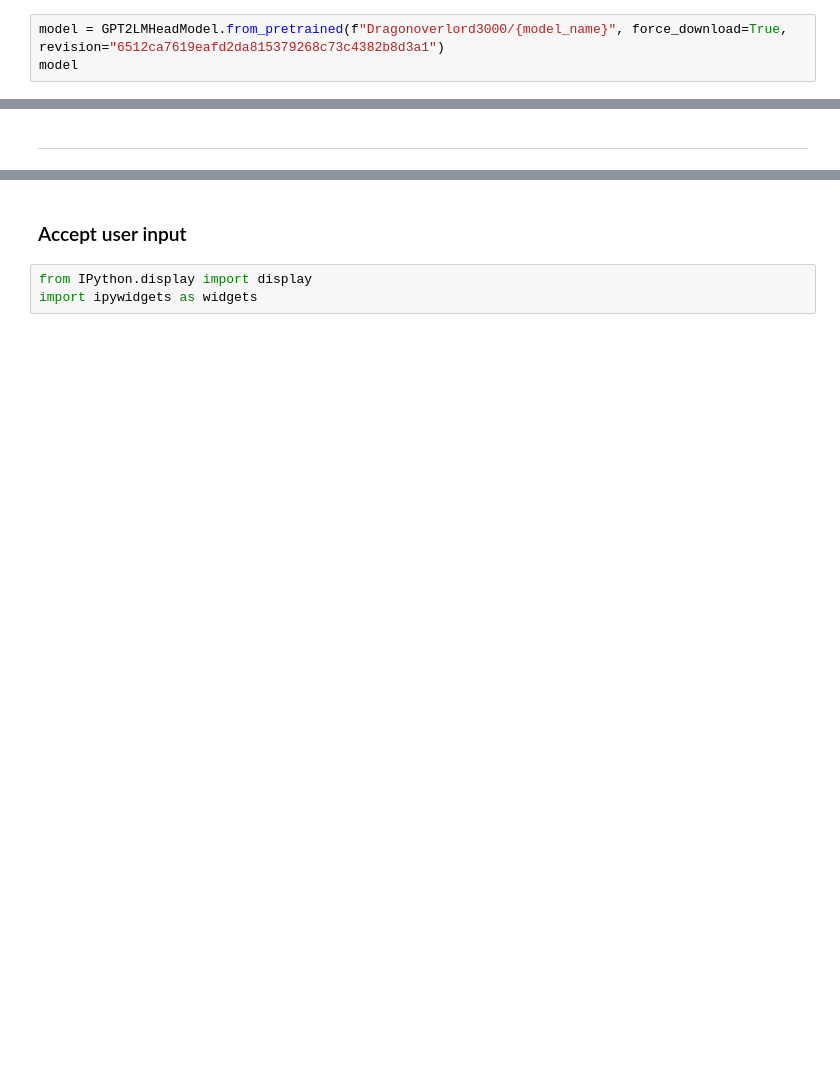
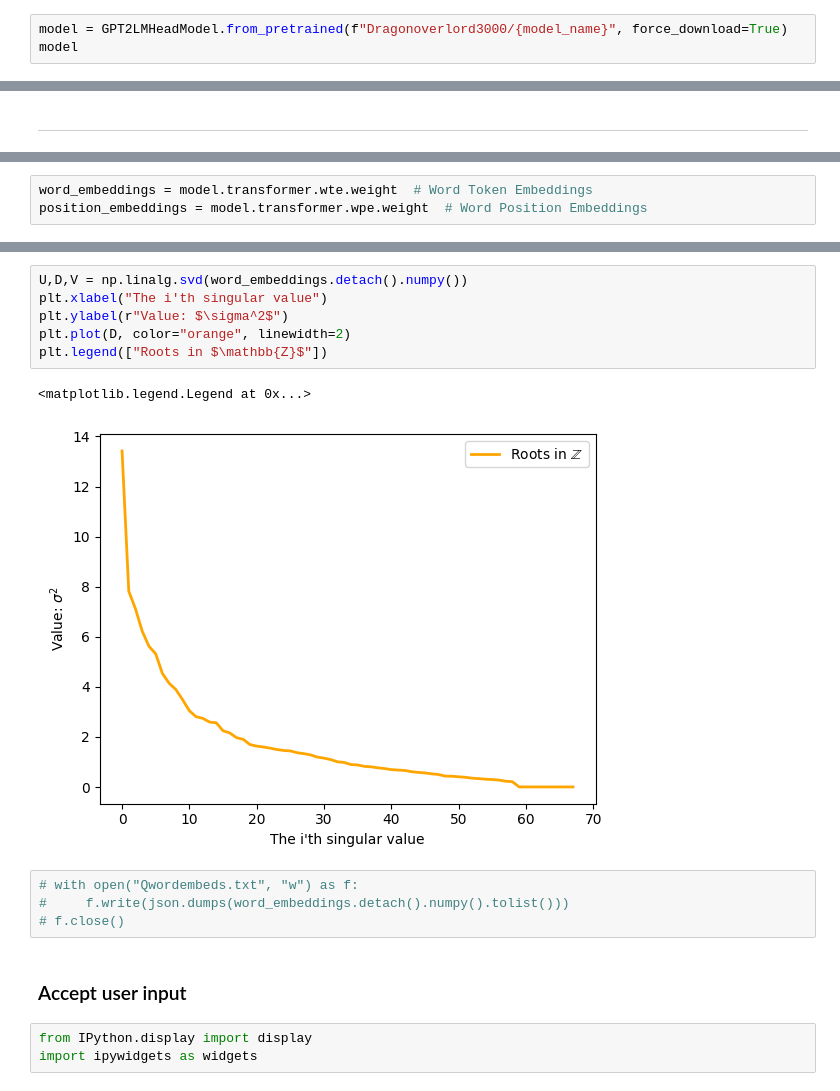
Before and after one commit to ElMiho/fagprojekt-01666, a Jupyter notebook: code/GPT2-Inference.ipynb, the cells around one changed output, grey strips where cells are left out. Drawn from its saved outputs; the diff is of its cells as text; blank space fills up the shorter version.

```diff
--- a/code/GPT2-Inference.ipynb
+++ b/code/GPT2-Inference.ipynb
@@ -38,7 +38,7 @@ vocabulary.end_seq_index
 # %% [markdown]
 # Load model
 # %%
-model = GPT2LMHeadModel.from_pretrained(f"Dragonoverlord3000/{model_name}", force_download=True, revision="6512ca7619eafd2da815379268c73c4382b8d3a1")
+model = GPT2LMHeadModel.from_pretrained(f"Dragonoverlord3000/{model_name}", force_download=True)
 model
 # %% [output]
 GPT2LMHeadModel(
@@ -117,0 +123,3 @@ $\displaystyle \frac{\Pi Z - Z \operatorname{Log}{\left(Z \right)} - Z}{Z}$
+# %%
+word_embeddings = model.transformer.wte.weight  # Word Token Embeddings
+position_embeddings = model.transformer.wpe.weight  # Word Position Embeddings
@@ -118,3 +139,16 @@ $\displaystyle \frac{\Pi Z - Z \operatorname{Log}{\left(Z \right)} - Z}{Z}$
+# %%
+U,D,V = np.linalg.svd(word_embeddings.detach().numpy())
+plt.xlabel("The i'th singular value")
+plt.ylabel(r"Value: $\sigma^2$")
+plt.plot(D, color="orange", linewidth=2)
+plt.legend(["Roots in $\mathbb{Z}$"])
+# %% [output]
+<matplotlib.legend.Legend at 0x...>
+[figure, added]
+# %%
+# with open("Qwordembeds.txt", "w") as f:
+#     f.write(json.dumps(word_embeddings.detach().numpy().tolist()))
+# f.close()
 # %% [markdown]
 ### Accept user input
 # %%
```
Also changed, not shown: parts of 16 cells of this notebook, 10 other files.
